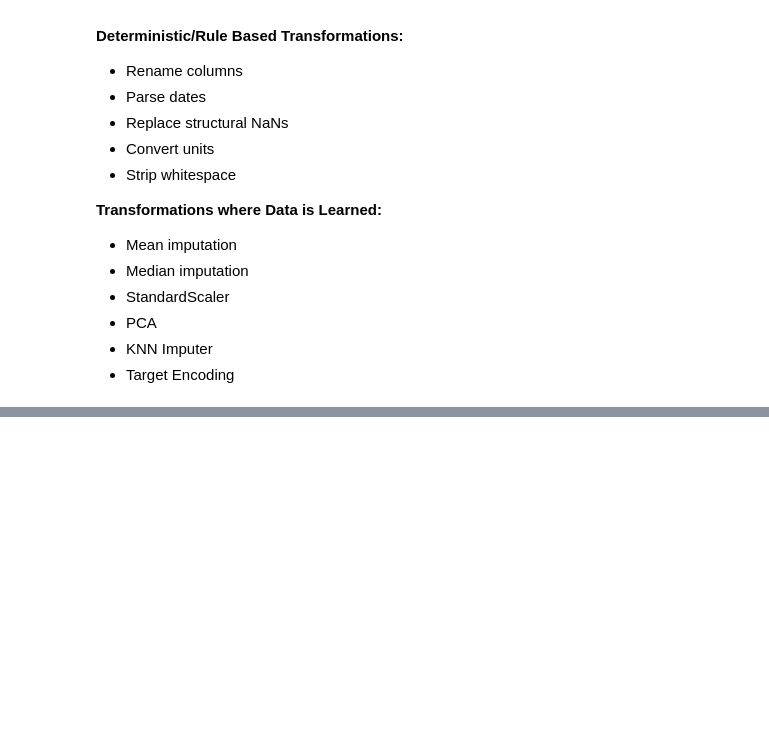
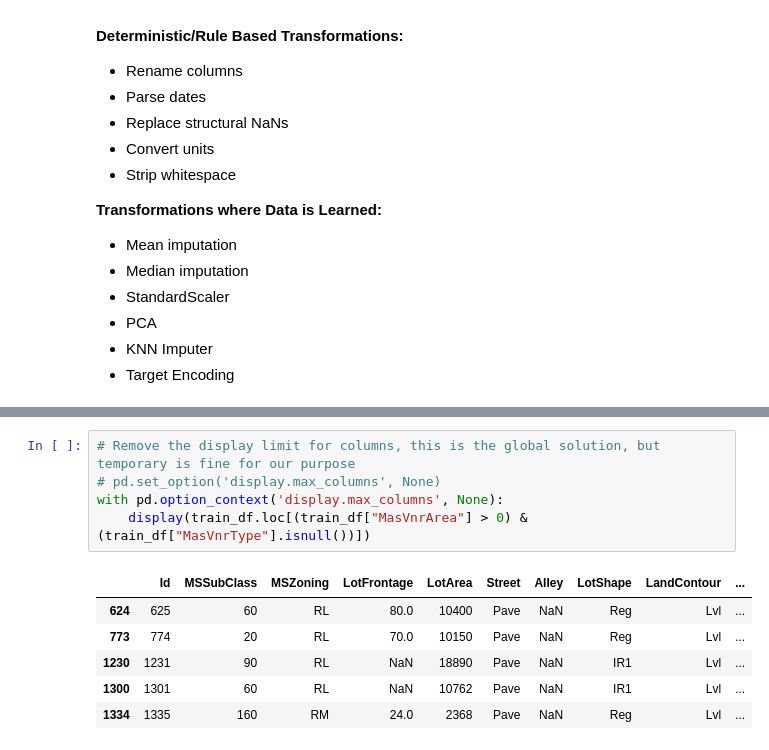
Before and after one commit to shivdt/house-price-prediction, a Jupyter notebook: notebooks/03_data_preparation.ipynb, the cells around one changed output, grey strips where cells are left out. Drawn from its saved outputs; the diff is of its cells as text; blank space fills up the shorter version.

```diff
--- a/notebooks/03_data_preparation.ipynb
+++ b/notebooks/03_data_preparation.ipynb
@@ -179,0 +212,12 @@ Remaining structural NaNs in test_df: 0
+# %%
+# Remove the display limit for columns, this is the global solution, but temporary is fine for our purpose
+# pd.set_option('display.max_columns', None)
+with pd.option_context('display.max_columns', None):
+    display(train_df.loc[(train_df["MasVnrArea"] > 0) & (train_df["MasVnrType"].isnull())])
+# %% [output]
+|  | Id | MSSubClass | MSZoning | LotFrontage | LotArea | Street | Alley | LotShape | LandContour | ... |
+| 624 | 625 | 60 | RL | 80.0 | 10400 | Pave | NaN | Reg | Lvl | ... |
+| 773 | 774 | 20 | RL | 70.0 | 10150 | Pave | NaN | Reg | Lvl | ... |
+| 1230 | 1231 | 90 | RL | NaN | 18890 | Pave | NaN | IR1 | Lvl | ... |
+| 1300 | 1301 | 60 | RL | NaN | 10762 | Pave | NaN | IR1 | Lvl | ... |
+| 1334 | 1335 | 160 | RM | 24.0 | 2368 | Pave | NaN | Reg | Lvl | ... |
```
Also changed, not shown: parts of 20 cells of this notebook, 1 other file.
